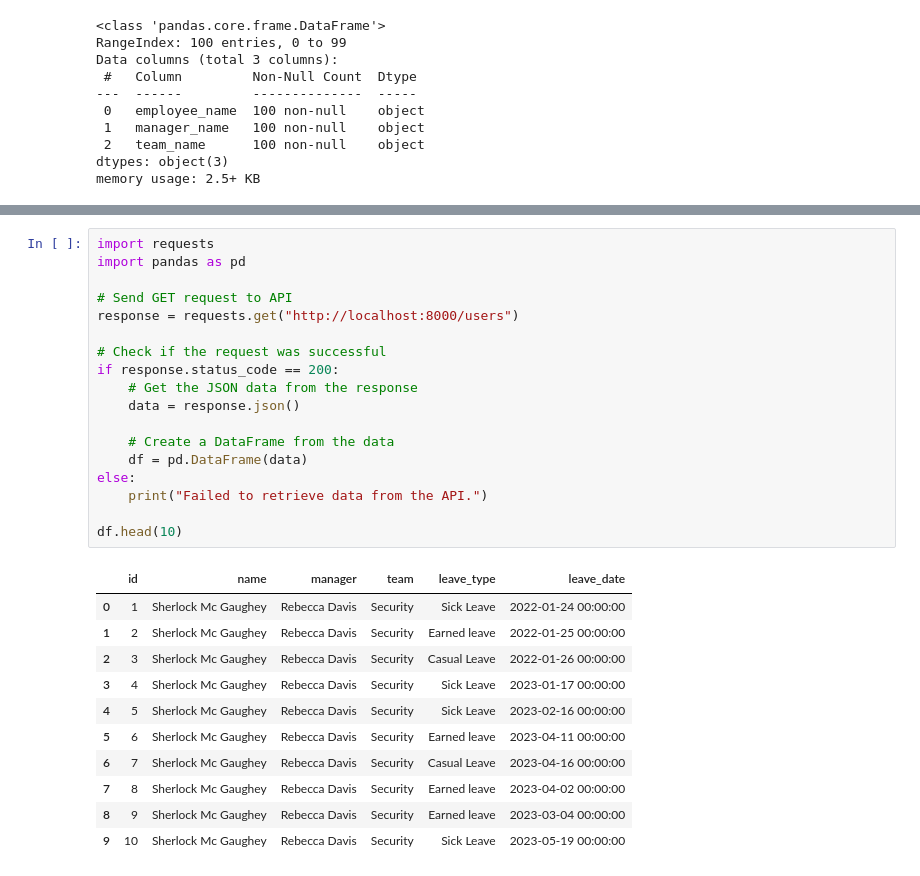
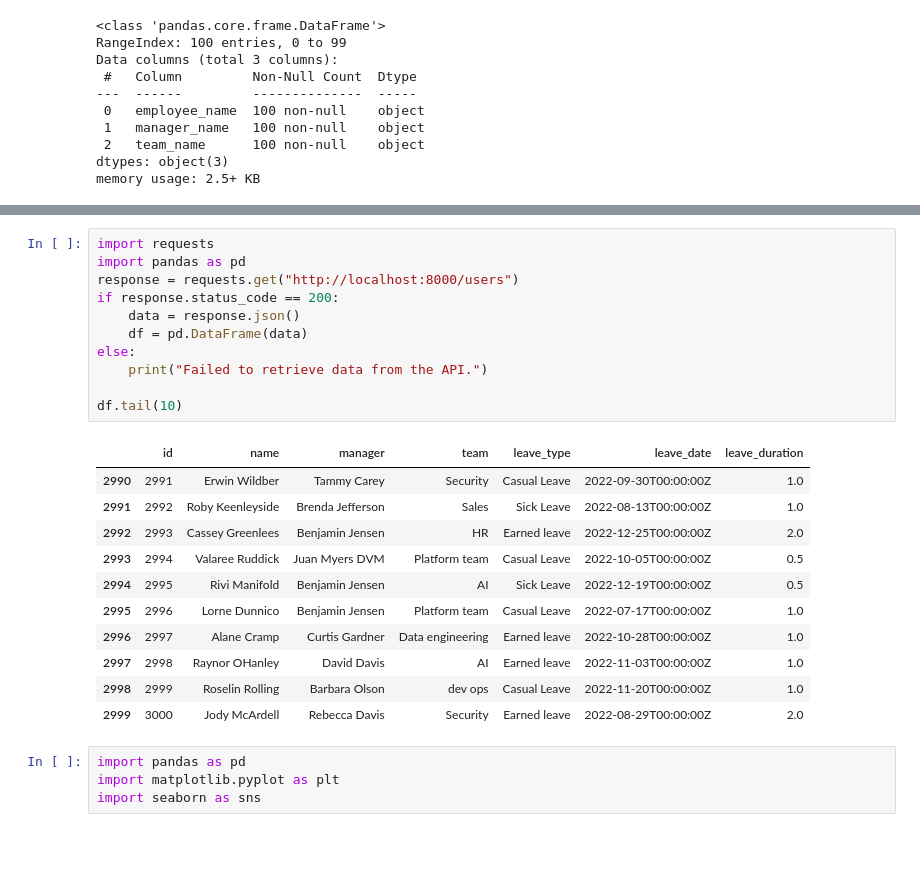
Before and after one commit to BTX0/Dtaops, a Jupyter notebook: data-loading.ipynb, the cells around one changed output, grey strips where cells are left out. Drawn from its saved outputs; the diff is of its cells as text; blank space fills up the shorter version.

```diff
--- a/data-loading.ipynb
+++ b/data-loading.ipynb
@@ -139,30 +149,27 @@ for index, row in df2.iterrows():
 # %%
 import requests
 import pandas as pd
-
-# Send GET request to API
 response = requests.get("http://localhost:8000/users")
-
-# Check if the request was successful
 if response.status_code == 200:
-    # Get the JSON data from the response
     data = response.json()
-
-    # Create a DataFrame from the data
     df = pd.DataFrame(data)
 else:
     print("Failed to retrieve data from the API.")
 
-df.head(10)
+df.tail(10)
 # %% [output]
-|  | id | name | manager | team | leave_type | leave_date |
-| 0 | 1 | Sherlock Mc Gaughey | Rebecca Davis | Security | Sick Leave | 2022-01-24 00:00:00 |
-| 1 | 2 | Sherlock Mc Gaughey | Rebecca Davis | Security | Earned leave | 2022-01-25 00:00:00 |
-| 2 | 3 | Sherlock Mc Gaughey | Rebecca Davis | Security | Casual Leave | 2022-01-26 00:00:00 |
-| 3 | 4 | Sherlock Mc Gaughey | Rebecca Davis | Security | Sick Leave | 2023-01-17 00:00:00 |
-| 4 | 5 | Sherlock Mc Gaughey | Rebecca Davis | Security | Sick Leave | 2023-02-16 00:00:00 |
-| 5 | 6 | Sherlock Mc Gaughey | Rebecca Davis | Security | Earned leave | 2023-04-11 00:00:00 |
-| 6 | 7 | Sherlock Mc Gaughey | Rebecca Davis | Security | Casual Leave | 2023-04-16 00:00:00 |
-| 7 | 8 | Sherlock Mc Gaughey | Rebecca Davis | Security | Earned leave | 2023-04-02 00:00:00 |
-| 8 | 9 | Sherlock Mc Gaughey | Rebecca Davis | Security | Earned leave | 2023-03-04 00:00:00 |
-| 9 | 10 | Sherlock Mc Gaughey | Rebecca Davis | Security | Sick Leave | 2023-05-19 00:00:00 |
+|  | id | name | manager | team | leave_type | leave_date | leave_duration |
+| 2990 | 2991 | Erwin Wildber | Tammy Carey | Security | Casual Leave | 2022-09-30T00:00:00Z | 1.0 |
+| 2991 | 2992 | Roby Keenleyside | Brenda Jefferson | Sales | Sick Leave | 2022-08-13T00:00:00Z | 1.0 |
+| 2992 | 2993 | Cassey Greenlees | Benjamin Jensen | HR | Earned leave | 2022-12-25T00:00:00Z | 2.0 |
+| 2993 | 2994 | Valaree Ruddick | Juan Myers DVM | Platform team | Casual Leave | 2022-10-05T00:00:00Z | 0.5 |
+| 2994 | 2995 | Rivi Manifold | Benjamin Jensen | AI | Sick Leave | 2022-12-19T00:00:00Z | 0.5 |
+| 2995 | 2996 | Lorne Dunnico | Benjamin Jensen | Platform team | Casual Leave | 2022-07-17T00:00:00Z | 1.0 |
+| 2996 | 2997 | Alane Cramp | Curtis Gardner | Data engineering | Earned leave | 2022-10-28T00:00:00Z | 1.0 |
+| 2997 | 2998 | Raynor OHanley | David Davis | AI | Earned leave | 2022-11-03T00:00:00Z | 1.0 |
+| 2998 | 2999 | Roselin Rolling | Barbara Olson | dev ops | Casual Leave | 2022-11-20T00:00:00Z | 1.0 |
+| 2999 | 3000 | Jody McArdell | Rebecca Davis | Security | Earned leave | 2022-08-29T00:00:00Z | 2.0 |
+# %%
+import pandas as pd
+import matplotlib.pyplot as plt
+import seaborn as sns
```
Also changed, not shown: parts of 22 cells of this notebook, 1 other file.
